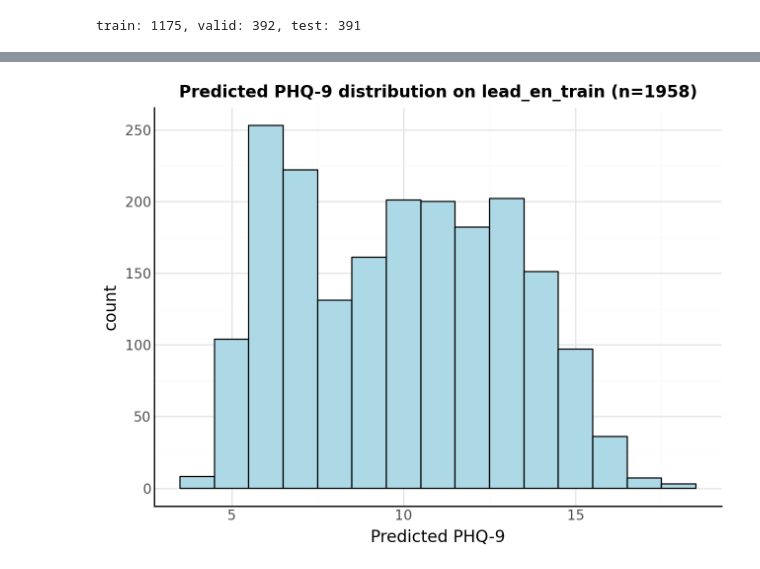
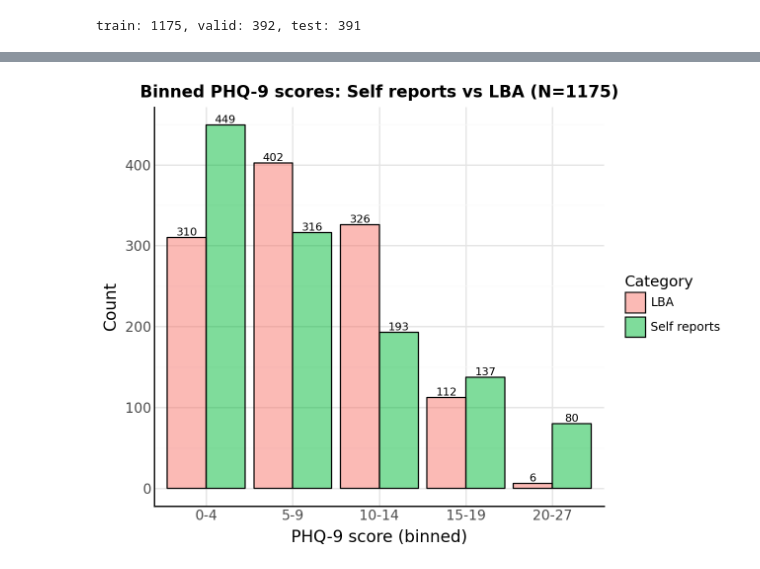
Before and after one commit to shshnk94/personallm, a Jupyter notebook: notebooks/analysis.ipynb, the cells around one changed output, grey strips where cells are left out. Drawn from its saved outputs; the diff is of its cells as text; code cells hidden in the pictures.

```diff
--- a/notebooks/analysis.ipynb
+++ b/notebooks/analysis.ipynb
@@ -113,28 +135,49 @@ phq9_pred = pd.read_sql(
-# %%
-phq9_llm = pd.read_sql(
-    "SELECT group_id AS message_id, value AS phq9_pred "
-    "FROM `feat$p_ridg_phq9_pred$responses$message_id` WHERE feat = 'phq9'",
-    engine
-)
-
-(
-    p9.ggplot(phq9_llm, p9.aes(x="phq9_pred"))
-    + p9.geom_histogram(binwidth=1, color="black", fill="lightblue")
-    + p9.labs(
-        x="Predicted PHQ-9",
-        y="count",
-        title=f"Predicted PHQ-9 distribution on lead_en_train (n={len(phq9_llm)})",
-    )
-    + p9.theme_minimal()
-    + p9.theme(
-        axis_line=p9.element_line(color="black"),
-        axis_title=p9.element_text(size=12),
-        axis_text=p9.element_text(size=10),
-        plot_title=p9.element_text(size=12, face="bold"),
-    )
-)
-# %% [output]
-[figure, removed]
+# %%
+bin_labels = ["0-4", "5-9", "10-14", "15-19", "20-27"]
+binned_scores = LP.copy()
+binned_scores["bin"] = pd.cut(
+    binned_scores["value"],
+    bins=[-0.5, 4.5, 9.5, 14.5, 19.5, 27.5],
+    labels=bin_labels,
+)
+
+binned = (
+    binned_scores.groupby(["type", "bin"], observed=False)
+    .size()
+    .reset_index(name="count")
+)
+binned["bin"] = pd.Categorical(binned["bin"], categories=bin_labels, ordered=True)
+
+(
+    p9.ggplot(binned, p9.aes(x="bin", y="count", fill="type")) +
+    p9.geom_col(
+        position="dodge",
+        color="black",
+        alpha=0.5
+    ) +
+    p9.geom_text(
+        p9.aes(label="count"),
+        position=p9.position_dodge(width=0.9),
+        va="bottom",
+        size=8,
+    ) +
+    p9.scale_fill_manual(values=["#F8766D", "#00BA38"]) +
+    p9.labs(
+        x="PHQ-9 score (binned)",
+        y="Count",
+        fill="Category",
+        title=f"Binned PHQ-9 scores: Self reports vs LBA (N={LP['message_id'].nunique()})",
+    ) +
+    p9.theme_minimal() +
+    p9.theme(
+        axis_line=p9.element_line(color="black"),
+        axis_title=p9.element_text(size=12),
+        axis_text=p9.element_text(size=10),
+        plot_title=p9.element_text(size=12, face="bold"),
+    )
+)
+# %% [output]
+[figure, added]
 # %%
 SCALE_CONFIG = {
     "phq9": {
```
Also changed, not shown: parts of 17 cells of this notebook, 2 other files.
